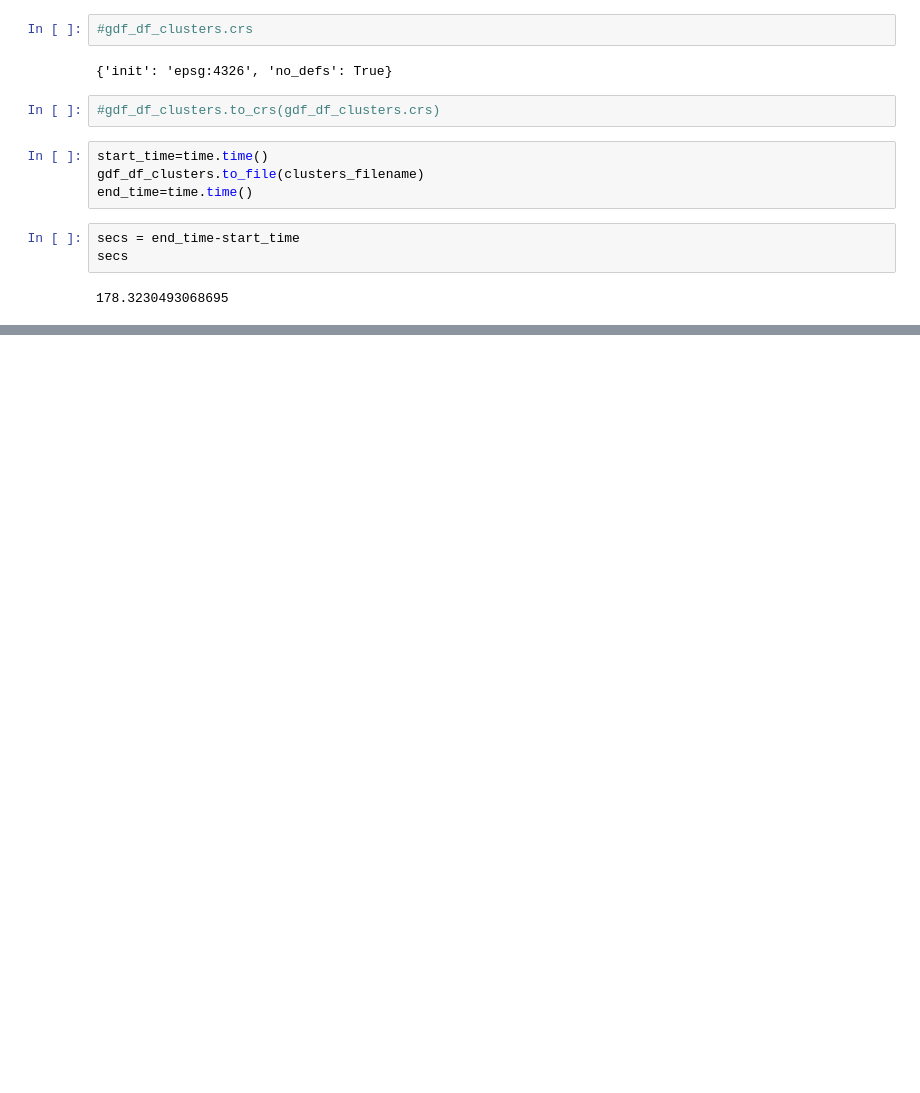
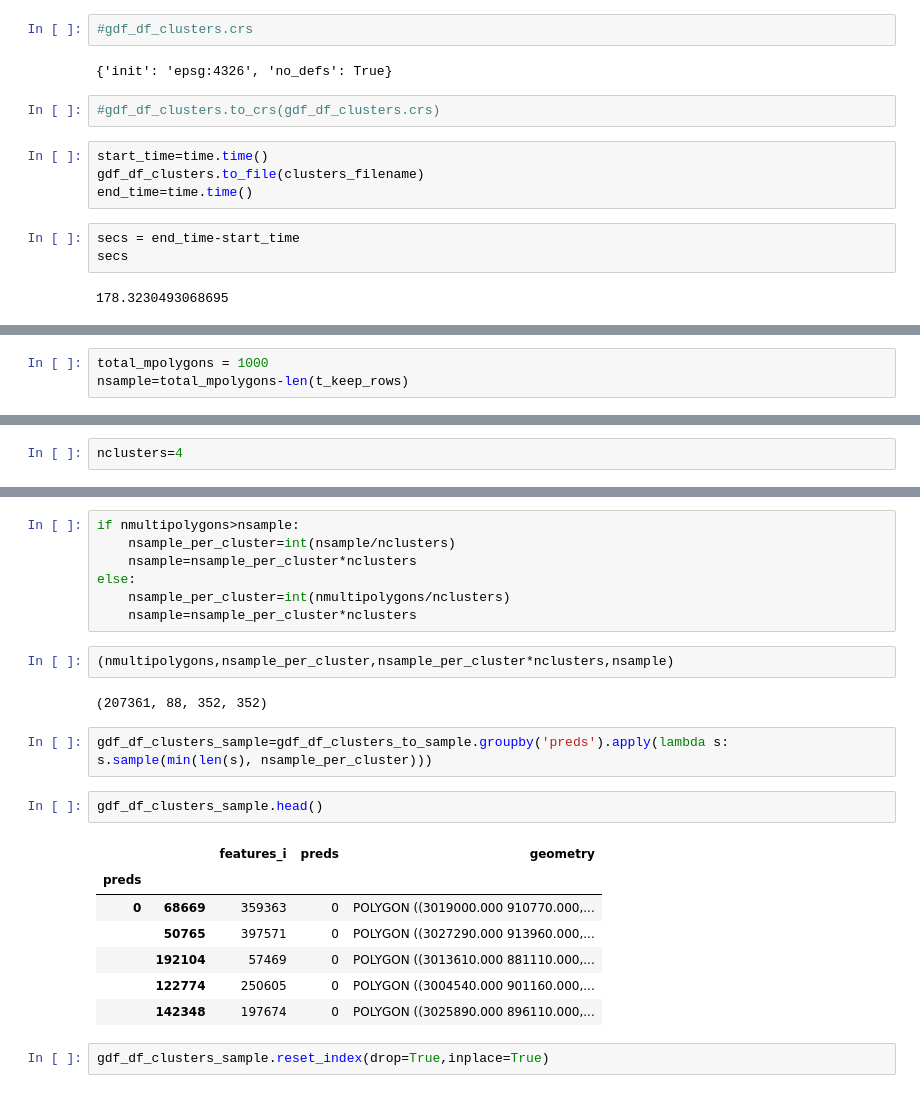
Before and after one commit to CONABIO/antares3-sandbox, a Jupyter notebook: notebooks/agriculture_madmex_app/2_clusterization_for_agriculture_inecol_intersect_with_area_of_interest.ipynb, the cells around one changed output, grey strips where cells are left out. Saved outputs shown, nothing was run; the diff lists cells and outputs as text; blank space fills up the shorter version.

```diff
--- a/notebooks/agriculture_madmex_app/2_clusterization_for_agriculture_inecol_intersect_with_area_of_interest.ipynb
+++ b/notebooks/agriculture_madmex_app/2_clusterization_for_agriculture_inecol_intersect_with_area_of_interest.ipynb
@@ -945,0 +1137,3 @@ secs
+# %%
+total_mpolygons = 1000
+nsample=total_mpolygons-len(t_keep_rows)
@@ -945,0 +1144,2 @@ secs
+# %%
+nclusters=4
@@ -945,0 +1160,25 @@ secs
+# %%
+if nmultipolygons>nsample:
+    nsample_per_cluster=int(nsample/nclusters)
+    nsample=nsample_per_cluster*nclusters
+else:
+    nsample_per_cluster=int(nmultipolygons/nclusters)
+    nsample=nsample_per_cluster*nclusters
+# %%
+(nmultipolygons,nsample_per_cluster,nsample_per_cluster*nclusters,nsample)
+# %% [output]
+(207361, 88, 352, 352)
+# %%
+gdf_df_clusters_sample=gdf_df_clusters_to_sample.groupby('preds').apply(lambda s: s.sample(min(len(s), nsample_per_cluster)))
+# %%
+gdf_df_clusters_sample.head()
+# %% [output]
+|  |  | features_i | preds | geometry |
+| preds |  |  |  |  |
+| 0 | 68669 | 359363 | 0 | POLYGON ((3019000.000 910770.000,... |
+|  | 50765 | 397571 | 0 | POLYGON ((3027290.000 913960.000,... |
+|  | 192104 | 57469 | 0 | POLYGON ((3013610.000 881110.000,... |
+|  | 122774 | 250605 | 0 | POLYGON ((3004540.000 901160.000,... |
+|  | 142348 | 197674 | 0 | POLYGON ((3025890.000 896110.000,... |
+# %%
+gdf_df_clusters_sample.reset_index(drop=True,inplace=True)
```
Also changed, not shown: parts of 136 cells of this notebook.
